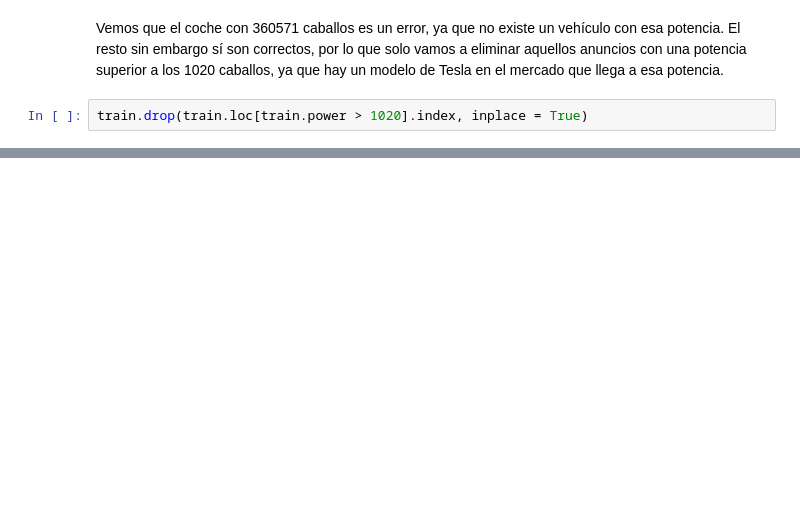
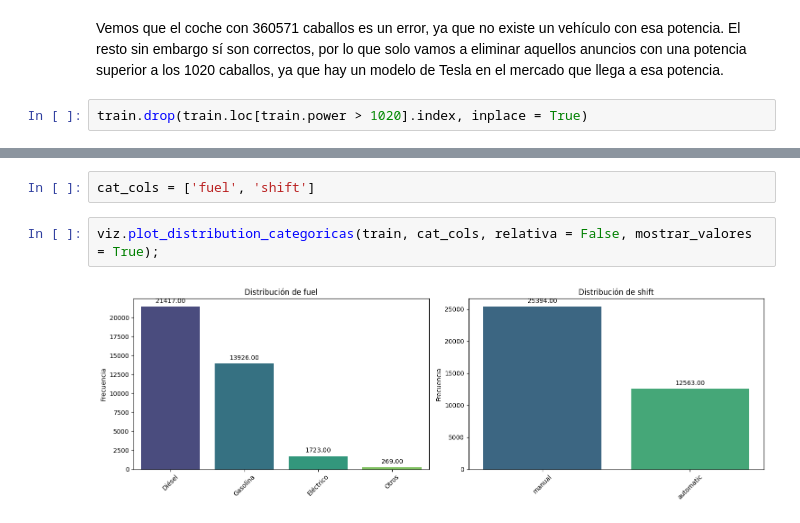
Before and after one commit to mPuchadesdo/ML_Coches-de-segunda-mano, a Jupyter notebook: src/notebooks/data_exploration.ipynb, the cells around one changed output, grey strips where cells are left out. Drawn from its saved outputs; the diff is of its cells as text; blank space fills up the shorter version.

```diff
--- a/src/notebooks/data_exploration.ipynb
+++ b/src/notebooks/data_exploration.ipynb
@@ -404,0 +407,6 @@ train.drop(train.loc[train.power > 1020].index, inplace = True)
+# %%
+cat_cols = ['fuel', 'shift']
+# %%
+viz.plot_distribution_categoricas(train, cat_cols, relativa = False, mostrar_valores = True);
+# %% [output]
+[figure, added]
```
Also changed, not shown: parts of 44 cells of this notebook.
